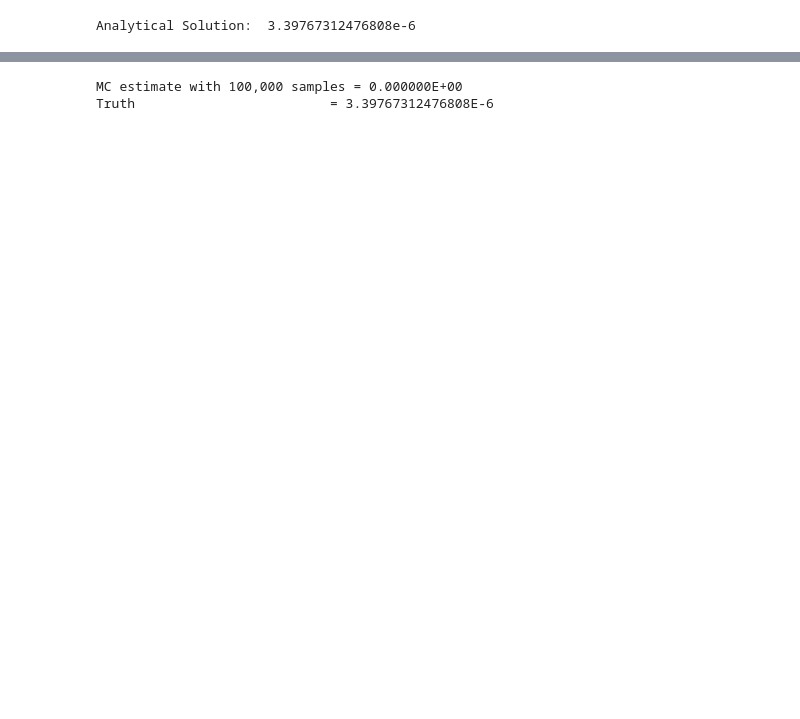
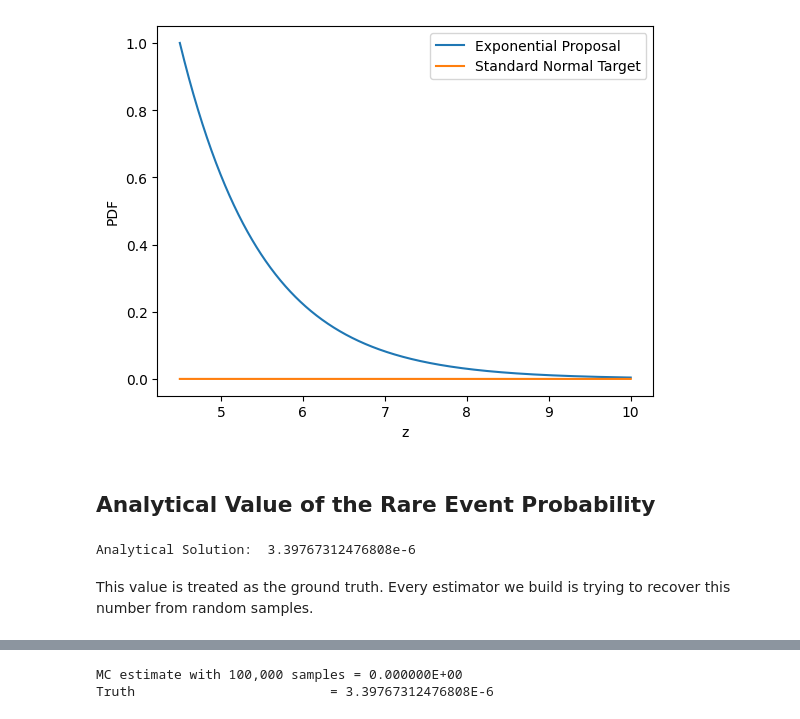
Before and after one commit to SaiSampathKedari/MonteCarlo-Statistical-Methods, a Jupyter notebook: notebooks/ch03_03_ImportanceSampling_RareEvent_Estimation.ipynb, the cells around one changed output, grey strips where cells are left out. Drawn from its saved outputs; the diff is of its cells as text; code cells hidden in the pictures; blank space fills up the shorter version.

```diff
--- a/notebooks/ch03_03_ImportanceSampling_RareEvent_Estimation.ipynb
+++ b/notebooks/ch03_03_ImportanceSampling_RareEvent_Estimation.ipynb
@@ -21,3 +53,23 @@ $$ \mathbb{P}(Z > 4.5) = \int_{4.5}^{+\infty} \frac{1}{\sqrt{2 \pi}} e^{-\frac{1
+# %%
+# x-range in the rare-event region
+x = np.linspace(4.5, 10, 1000)
+
+# PDFs
+pdf_exp  = stats.expon.pdf(x, loc=4.5)
+pdf_norm = stats.norm.pdf(x)
+
+# Plot
+plt.plot(x, pdf_exp,  label="Exponential Proposal")
+plt.plot(x, pdf_norm, label="Standard Normal Target")
+
+plt.xlabel("z")
+plt.ylabel("PDF")
+plt.legend()
+plt.show()
+# %% [output]
+[figure, added]
+# %% [markdown]
+## Analytical Value of the Rare Event Probability
 # %%
 z = sympy.Symbol('z')
 fz = sympy.exp(-z**2 /2)/sympy.sqrt(2 * sympy.pi)
@@ -25,6 +77,8 @@ Pz = sympy.integrals.integrate(fz, (z, 4.5, sympy.oo)).evalf()
 print("Analytical Solution: ", Pz)
 # %% [output]
 Analytical Solution:  3.39767312476808e-6
+# %% [markdown]
+This value is treated as the ground truth. Every estimator we build is trying to recover this number from random samples.
 # %% [markdown]
 ## Vaniall Monte Carlo
 
```
Also changed, not shown: parts of 11 cells of this notebook.
